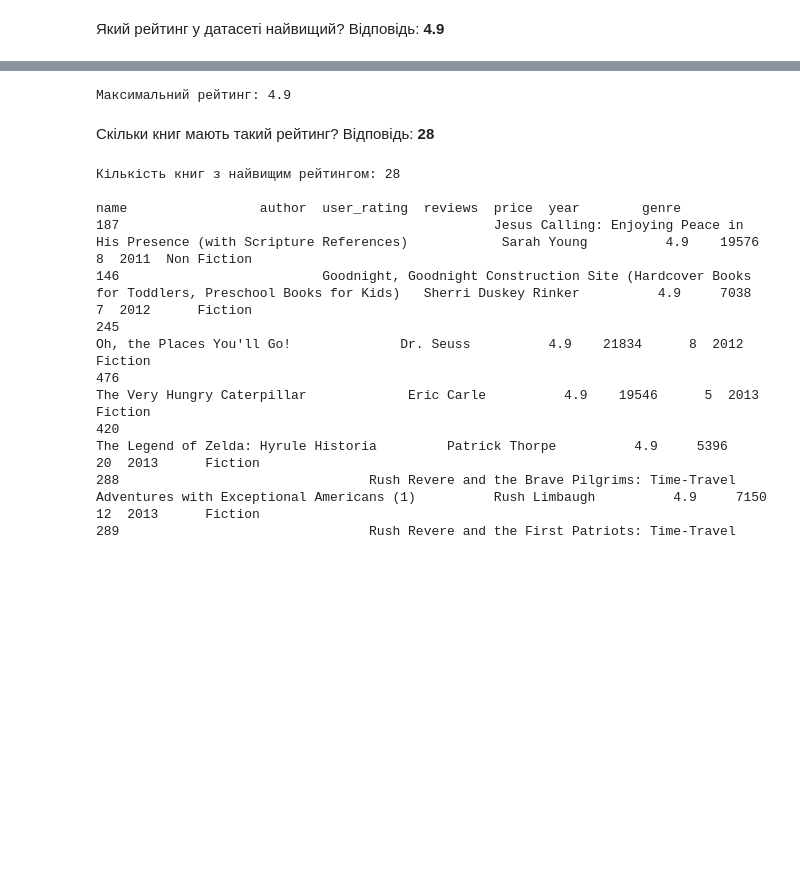
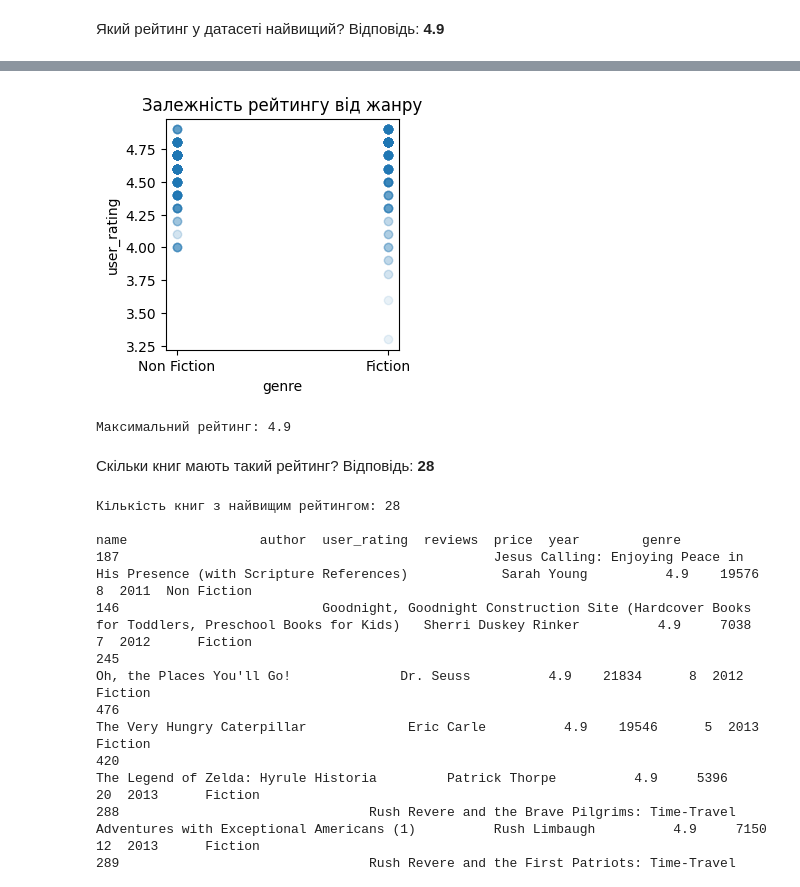
Before and after one commit to ValeriiYermak/DataScience, a Jupyter notebook: HW2_3.ipynb, the cells around one changed output, grey strips where cells are left out. Saved outputs shown, nothing was run; the diff lists cells and outputs as text; code cells hidden in the pictures; blank space fills up the shorter version.

```diff
--- a/HW2_3.ipynb
+++ b/HW2_3.ipynb
@@ -152,3 +212,23 @@ print("Медіанна ціна:", median_price)
+# %%
+# Задаємо розміри графіка
+plt.figure(figsize=(3, 3))
+
+# Завантажуємо дані
+y = df['user_rating']
+x = df['genre']
+
+# Побудова графіка
+plt.scatter(x, y, alpha=0.1)
+
+# Додаємо назви вісей та заголовок
+plt.ylabel('user_rating')
+plt.xlabel('genre')
+plt.title('Залежність рейтингу від жанру')
+
+# Відображення графіка
+plt.show()
+# %% [output]
+[figure, added]
 # %%
 max_user_rating = df['user_rating'].max()
 print("Максимальний рейтинг:", max_user_rating)
```
Also changed, not shown: parts of 3 cells of this notebook.
